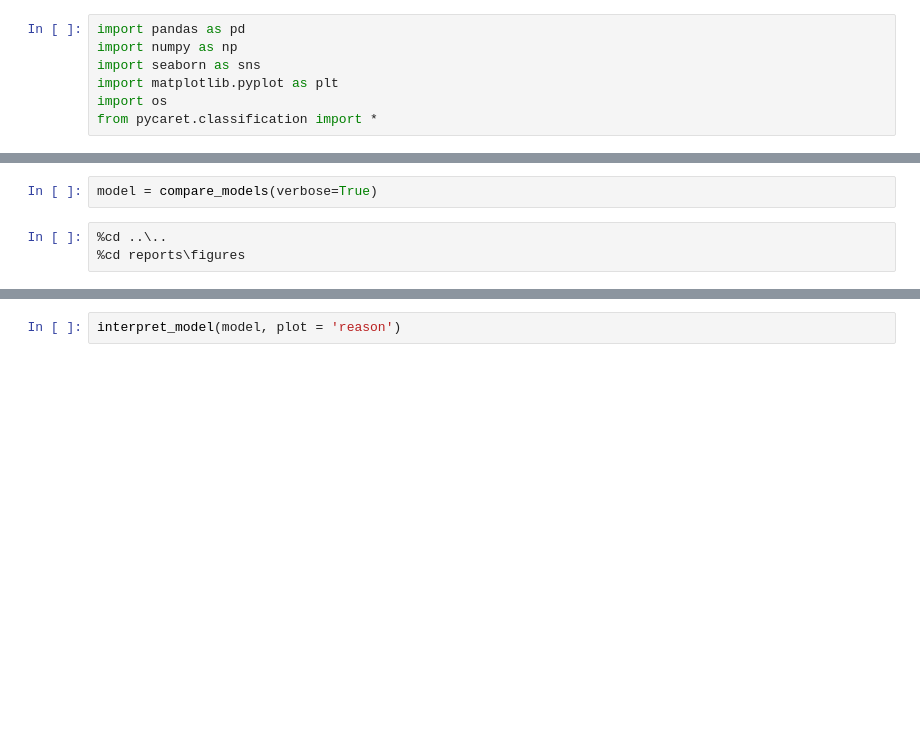
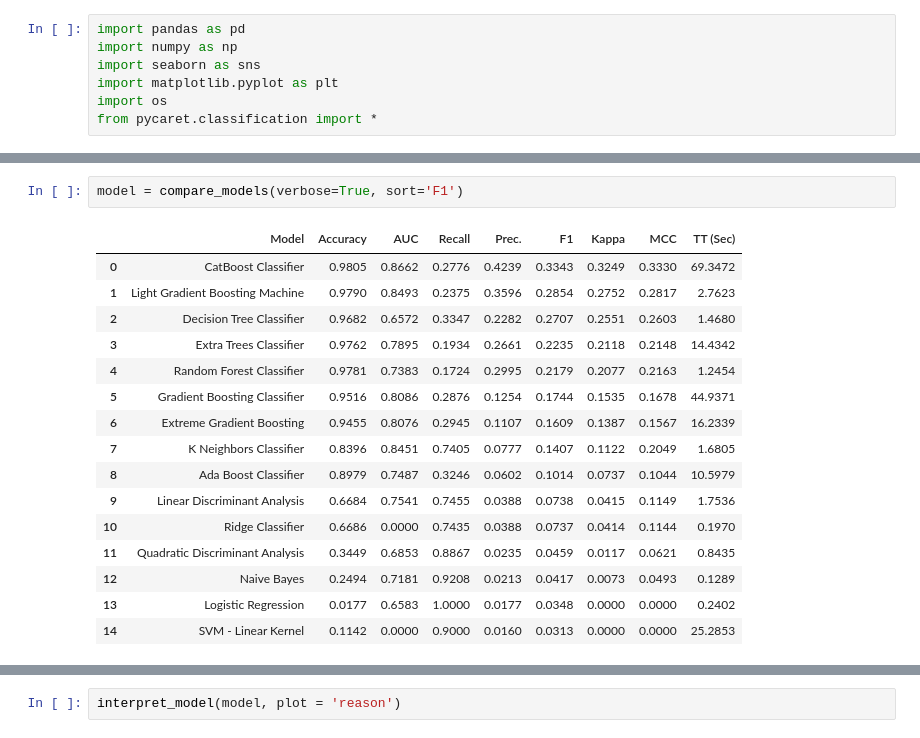
Before and after one commit to SwissMisra/ML_Contributions, a Jupyter notebook: notebooks/4.0 PyCaret Model on Target 1.ipynb, the cells around one changed output, grey strips where cells are left out. Drawn from its saved outputs; the diff is of its cells as text; blank space fills up the shorter version.

```diff
--- a/notebooks/4.0 PyCaret Model on Target 1.ipynb
+++ b/notebooks/4.0 PyCaret Model on Target 1.ipynb
@@ -60,7 +26,21 @@ Text(value="Following data types have been inferred automatically, if they are c
 # %%
-model = compare_models(verbose=True)
+model = compare_models(verbose=True, sort='F1')
+# %% [output]
+|  | Model | Accuracy | AUC | Recall | Prec. | F1 | Kappa | MCC | TT (Sec) |
+| 0 | CatBoost Classifier | 0.9805 | 0.8662 | 0.2776 | 0.4239 | 0.3343 | 0.3249 | 0.3330 | 69.3472 |
+| 1 | Light Gradient Boosting Machine | 0.9790 | 0.8493 | 0.2375 | 0.3596 | 0.2854 | 0.2752 | 0.2817 | 2.7623 |
+| 2 | Decision Tree Classifier | 0.9682 | 0.6572 | 0.3347 | 0.2282 | 0.2707 | 0.2551 | 0.2603 | 1.4680 |
+| 3 | Extra Trees Classifier | 0.9762 | 0.7895 | 0.1934 | 0.2661 | 0.2235 | 0.2118 | 0.2148 | 14.4342 |
+| 4 | Random Forest Classifier | 0.9781 | 0.7383 | 0.1724 | 0.2995 | 0.2179 | 0.2077 | 0.2163 | 1.2454 |
+| 5 | Gradient Boosting Classifier | 0.9516 | 0.8086 | 0.2876 | 0.1254 | 0.1744 | 0.1535 | 0.1678 | 44.9371 |
+| 6 | Extreme Gradient Boosting | 0.9455 | 0.8076 | 0.2945 | 0.1107 | 0.1609 | 0.1387 | 0.1567 | 16.2339 |
+| 7 | K Neighbors Classifier | 0.8396 | 0.8451 | 0.7405 | 0.0777 | 0.1407 | 0.1122 | 0.2049 | 1.6805 |
+| 8 | Ada Boost Classifier | 0.8979 | 0.7487 | 0.3246 | 0.0602 | 0.1014 | 0.0737 | 0.1044 | 10.5979 |
+| 9 | Linear Discriminant Analysis | 0.6684 | 0.7541 | 0.7455 | 0.0388 | 0.0738 | 0.0415 | 0.1149 | 1.7536 |
+| 10 | Ridge Classifier | 0.6686 | 0.0000 | 0.7435 | 0.0388 | 0.0737 | 0.0414 | 0.1144 | 0.1970 |
+| 11 | Quadratic Discriminant Analysis | 0.3449 | 0.6853 | 0.8867 | 0.0235 | 0.0459 | 0.0117 | 0.0621 | 0.8435 |
+| 12 | Naive Bayes | 0.2494 | 0.7181 | 0.9208 | 0.0213 | 0.0417 | 0.0073 | 0.0493 | 0.1289 |
+| 13 | Logistic Regression | 0.0177 | 0.6583 | 1.0000 | 0.0177 | 0.0348 | 0.0000 | 0.0000 | 0.2402 |
+| 14 | SVM - Linear Kernel | 0.1142 | 0.0000 | 0.9000 | 0.0160 | 0.0313 | 0.0000 | 0.0000 | 25.2853 |
-# %%
-%cd ..\..
-%cd reports\figures
 # %%
 tuned_model = tune_model(model)
```
Also changed, not shown: parts of 17 cells of this notebook.
